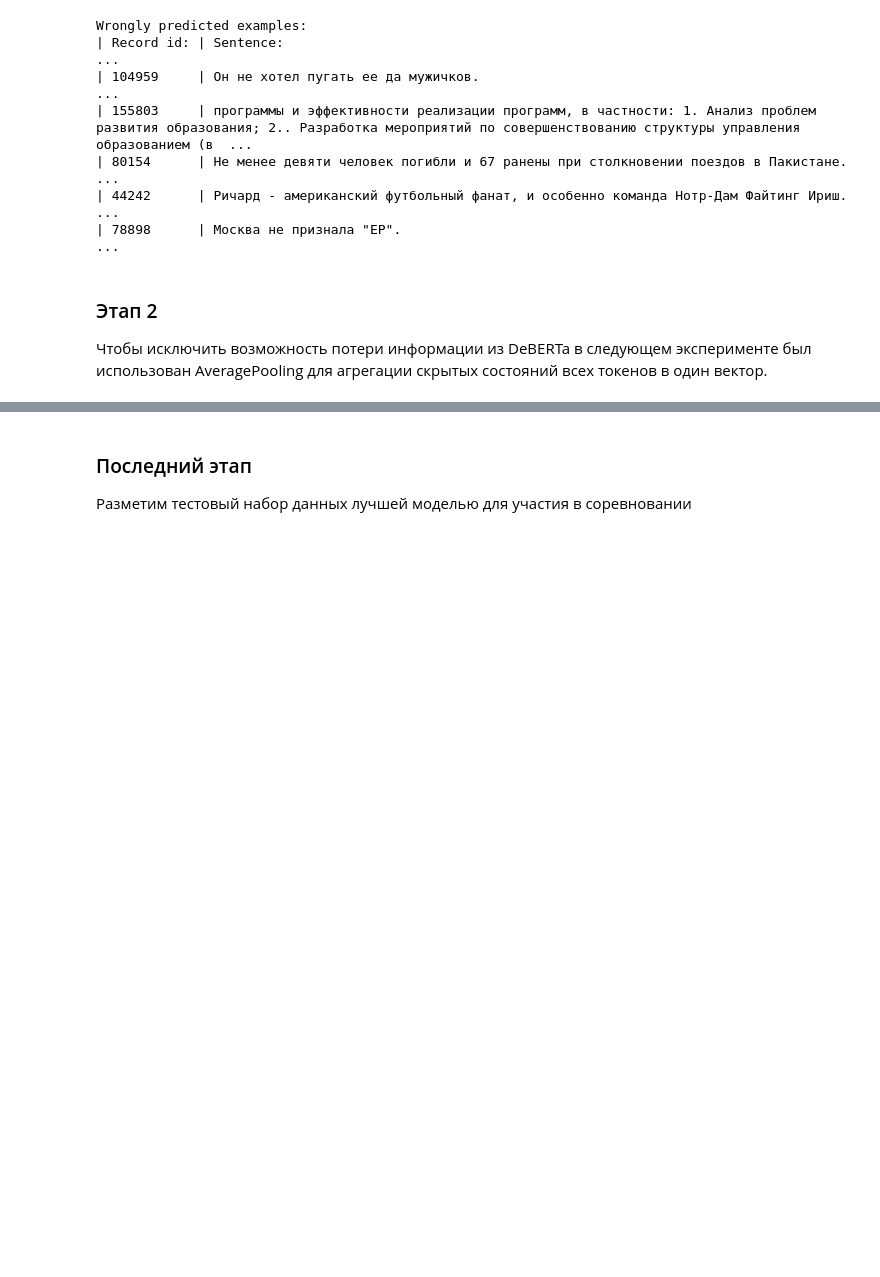
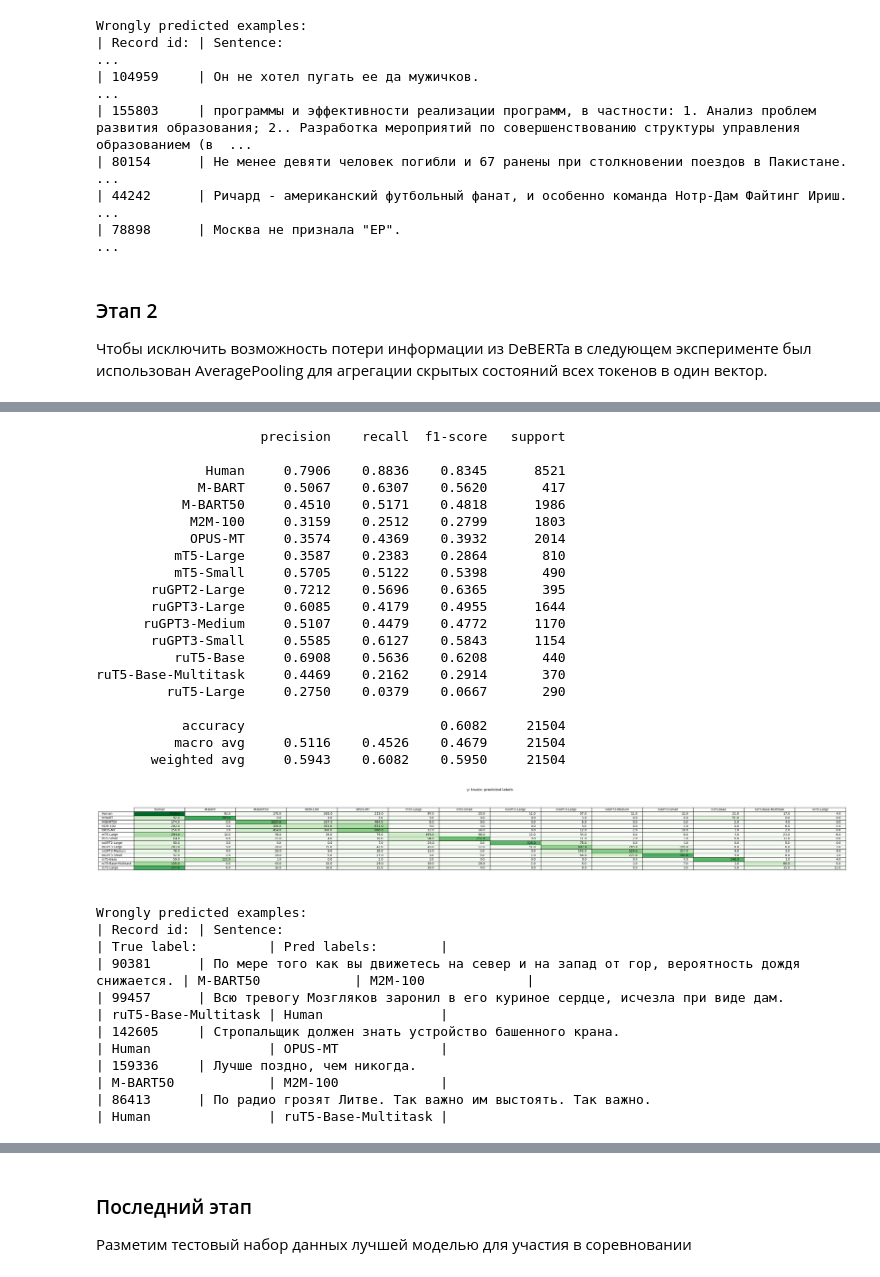
Before and after one commit to DmitryInd/TextSourceClassification, a Jupyter notebook: inference.ipynb, the cells around one changed output, grey strips where cells are left out. Saved outputs shown, nothing was run; the diff lists cells and outputs as text; code cells hidden in the pictures; blank space fills up the shorter version.

```diff
--- a/inference.ipynb
+++ b/inference.ipynb
@@ -135,6 +136,6 @@ Wrongly predicted examples:
 # %%
 # Getting path to the last checkpoint
 t_reader = TensorBoardReader(Path(deberta_model_config["log_dir"]) / Path("lightning_logs"))
-path_to_checkpoint = t_reader.get_ckpt_path(2)
+path_to_checkpoint = t_reader.get_ckpt_path(3)
 # %%
 # Training visualisation
@@ -224,0 +237,10 @@ Wrongly predicted examples:
+# %%
+# Pytorch lightning
+deberta_model = PretrainedDeRoBertaClass.load_from_checkpoint(path_to_checkpoint)
+print(deberta_model)
+trainer_args = {
+    "accelerator": "gpu",
+    "logger": False
+}
+trainer = pl.Trainer(**trainer_args, enable_progress_bar=True)
+trainer.test(deberta_model, val_dataloader)
@@ -224,0 +281,35 @@ Wrongly predicted examples:
+# %%
+# Print metrics
+stats = Statistics(deberta_model, val_dataloader)
+print(stats.get_classification_report())
+stats.plot_confusion_matrix()
+stats.print_random_failed_predictions()
+# %% [output]
+                     precision    recall  f1-score   support
+
+              Human     0.7906    0.8836    0.8345      8521
+             M-BART     0.5067    0.6307    0.5620       417
+           M-BART50     0.4510    0.5171    0.4818      1986
+            M2M-100     0.3159    0.2512    0.2799      1803
+            OPUS-MT     0.3574    0.4369    0.3932      2014
+          mT5-Large     0.3587    0.2383    0.2864       810
+          mT5-Small     0.5705    0.5122    0.5398       490
+       ruGPT2-Large     0.7212    0.5696    0.6365       395
+       ruGPT3-Large     0.6085    0.4179    0.4955      1644
+      ruGPT3-Medium     0.5107    0.4479    0.4772      1170
+       ruGPT3-Small     0.5585    0.6127    0.5843      1154
+          ruT5-Base     0.6908    0.5636    0.6208       440
+ruT5-Base-Multitask     0.4469    0.2162    0.2914       370
+         ruT5-Large     0.2750    0.0379    0.0667       290
+
+           accuracy                         0.6082     21504
+          macro avg     0.5116    0.4526    0.4679     21504
+       weighted avg     0.5943    0.6082    0.5950     21504
+[figure, added]
+Wrongly predicted examples:
+| Record id: | Sentence:                                                                              | True label:         | Pred labels:        |
+| 90381      | По мере того как вы движетесь на север и на запад от гор, вероятность дождя снижается. | M-BART50            | M2M-100             |
+| 99457      | Всю тревогу Мозгляков заронил в его куриное сердце, исчезла при виде дам.              | ruT5-Base-Multitask | Human               |
+| 142605     | Стропальщик должен знать устройство башенного крана.                                   | Human               | OPUS-MT             |
+| 159336     | Лучше поздно, чем никогда.                                                             | M-BART50            | M2M-100             |
+| 86413      | По радио грозят Литве. Так важно им выстоять. Так важно.                               | Human               | ruT5-Base-Multitask |
```
Also changed, not shown: parts of 19 cells of this notebook, 4 other files.
